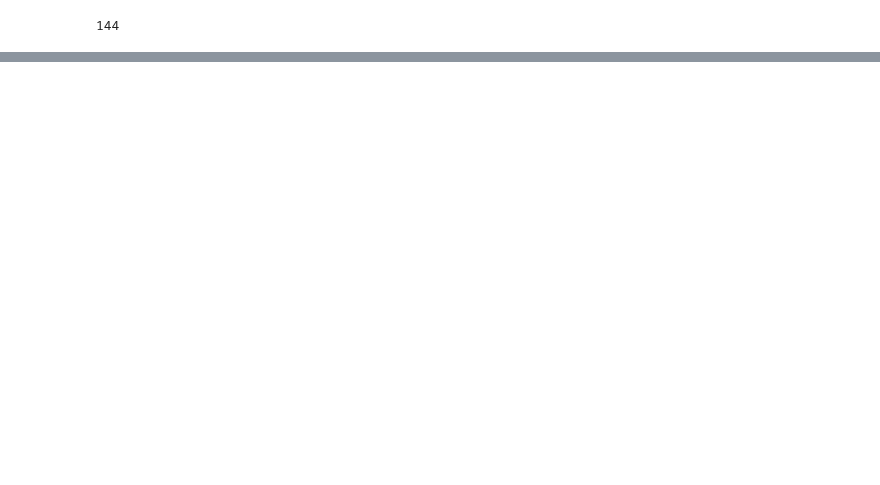
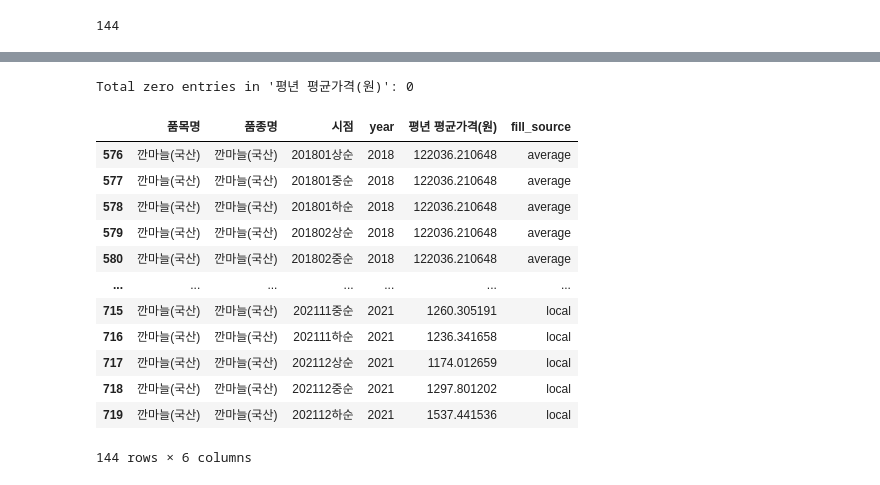
Before and after one commit to gaallmin/Prediction-of-Agricultural-Product-prices, a Jupyter notebook: baseline.ipynb, the cells around one changed output, grey strips where cells are left out. Saved outputs shown, nothing was run; the diff lists cells and outputs as text; code cells hidden in the pictures; blank space fills up the shorter version.

Commit message:
filled missing values and conducted further EDA

```diff
--- a/baseline.ipynb
+++ b/baseline.ipynb
@@ -1033,0 +1171,21 @@ print(filtered_garlic.shape[0])
+# %%
+# 평균으로 채워 넣기
+# Calculate mean of '평균가격(원)' for each group of ['품목명', '품종명']
+mean_prices = merged_df.groupby(['품목명', '품종명'])['평균가격(원)'].mean().reset_index()
+mean_prices = mean_prices.rename(columns={'평균가격(원)': 'mean_평균가격(원)'})
+
+#merging
+merged_df = merged_df.merge(mean_prices, on=['품목명', '품종명'], how='left')
+
+#filling
+mask_zero_after_local = (merged_df['평년 평균가격(원)'] == 0)
+mask_mean_available = merged_df['mean_평균가격(원)'].notna()
+mask_to_fill_with_mean = mask_zero_after_local & mask_mean_available
+
+number_to_fill_with_mean = mask_to_fill_with_mean.sum()
+print(f"Number of rows to fill with group mean: {number_to_fill_with_mean}")
+
+merged_df.loc[mask_to_fill_with_mean, '평년 평균가격(원)'] = merged_df.loc[mask_to_fill_with_mean, 'mean_평균가격(원)']
+
+remaining_zeros_final = (merged_df['평년 평균가격(원)'] == 0).sum()
+print(f"Number of zeros remaining after all replacements: {remaining_zeros_final}")
@@ -1033,0 +1195,18 @@ print(filtered_garlic.shape[0])
+# %%
+# validating
+
+merged_df['fill_source'] = np.where(
+    merged_df['평년 평균가격(원)'] == merged_df['평년 평균가격(원)_whole'],
+    'whole',
+    np.where(
+        merged_df['평년 평균가격(원)'] == merged_df['평년 평균가격(원)_local'],
+        'local',
+        np.where(
+            merged_df['평년 평균가격(원)'] == merged_df['mean_평균가격(원)'],
+            'average',
+            'original'  # If no filling was done, it's the original value
+        )
+    )
+)
+
+merged_df[['품목명', '품종명', '시점', 'year', '평년 평균가격(원)', 'fill_source']]
@@ -1033,0 +1227,23 @@ print(filtered_garlic.shape[0])
+# %%
+#얼만큼 0인지 recheck
+mask_zero_in_filtered_df = merged_df['평년 평균가격(원)'] == 0
+print(f"Total zero entries in '평년 평균가격(원)': {mask_zero_in_filtered_df.sum()}")
+# %% [output]
+Total zero entries in '평년 평균가격(원)': 0
+# %%
+filtered_display = merged_df[merged_df['품목명'].isin(['깐마늘(국산)', '무(상)'])]
+filtered_display[['품목명', '품종명', '시점', 'year', '평년 평균가격(원)', 'fill_source']]
+# %% [output]
+|  | 품목명 | 품종명 | 시점 | year | 평년 평균가격(원) | fill_source |
+| 576 | 깐마늘(국산) | 깐마늘(국산) | 201801상순 | 2018 | 122036.210648 | average |
+| 577 | 깐마늘(국산) | 깐마늘(국산) | 201801중순 | 2018 | 122036.210648 | average |
+| 578 | 깐마늘(국산) | 깐마늘(국산) | 201801하순 | 2018 | 122036.210648 | average |
+| 579 | 깐마늘(국산) | 깐마늘(국산) | 201802상순 | 2018 | 122036.210648 | average |
+| 580 | 깐마늘(국산) | 깐마늘(국산) | 201802중순 | 2018 | 122036.210648 | average |
+| ... | ... | ... | ... | ... | ... | ... |
+| 715 | 깐마늘(국산) | 깐마늘(국산) | 202111중순 | 2021 | 1260.305191 | local |
+| 716 | 깐마늘(국산) | 깐마늘(국산) | 202111하순 | 2021 | 1236.341658 | local |
+| 717 | 깐마늘(국산) | 깐마늘(국산) | 202112상순 | 2021 | 1174.012659 | local |
+| 718 | 깐마늘(국산) | 깐마늘(국산) | 202112중순 | 2021 | 1297.801202 | local |
+| 719 | 깐마늘(국산) | 깐마늘(국산) | 202112하순 | 2021 | 1537.441536 | local |
+144 rows × 6 columns
```
Also changed, not shown: parts of 17 cells of this notebook, 1 other file.
